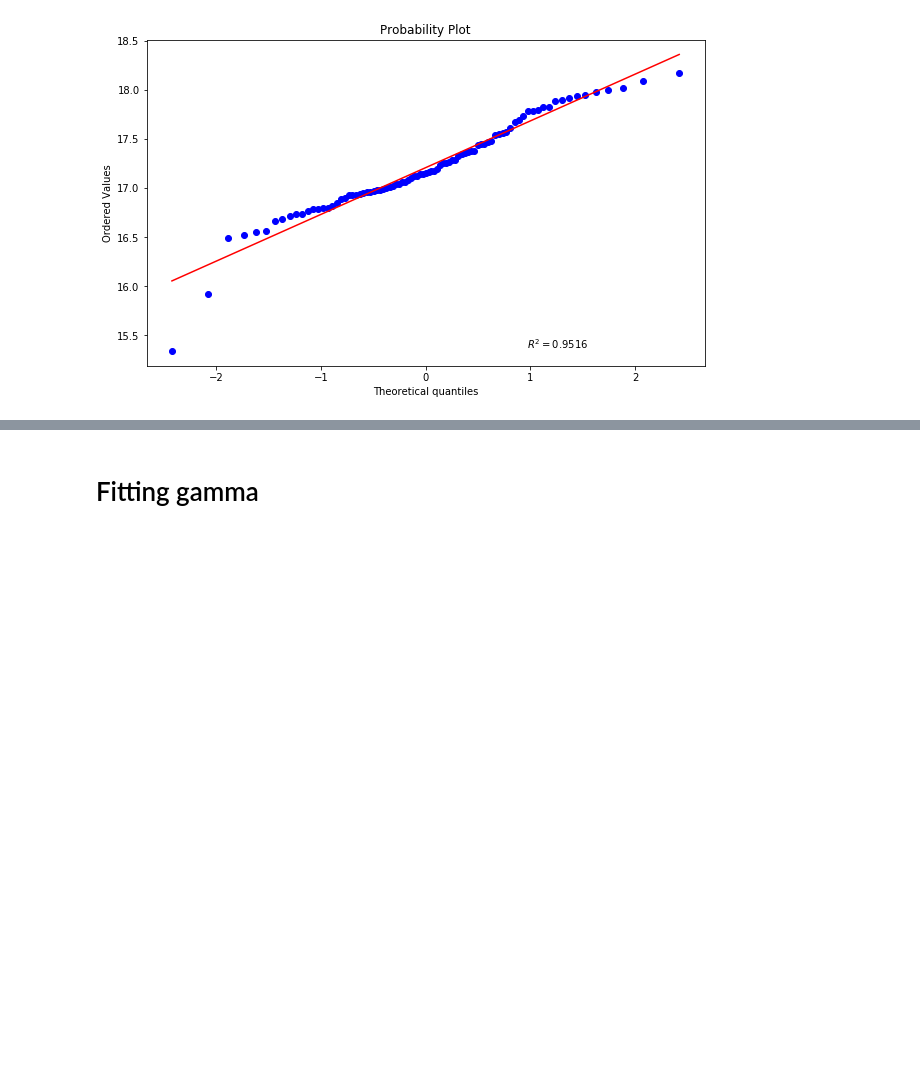
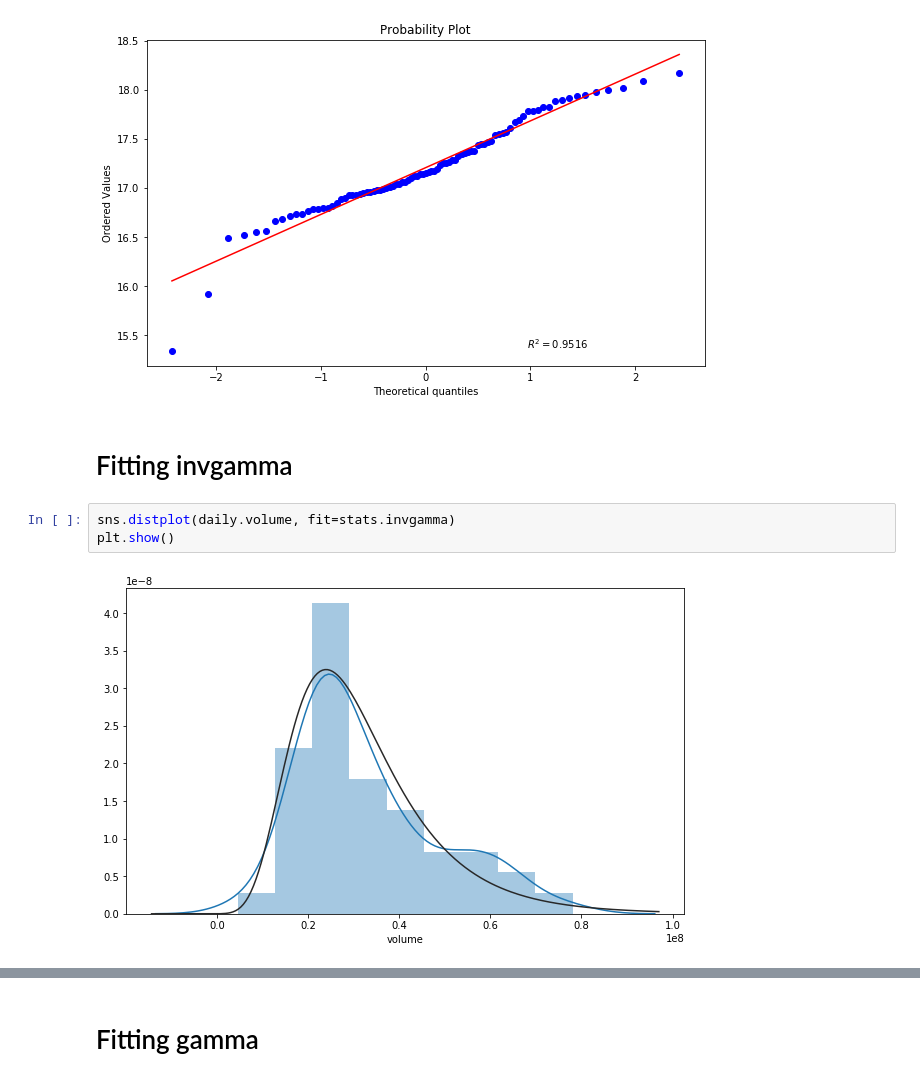
Before and after one commit to manirka/wqu-capstone-vol-prediction, a Jupyter notebook: predict research/Vol predict.ipynb, the cells around one changed output, grey strips where cells are left out. Cells and saved outputs as stored; diff of their text form; blank space fills up the shorter version.

```diff
--- a/predict research/Vol predict.ipynb
+++ b/predict research/Vol predict.ipynb
@@ -84,3 +91,10 @@ plt.show()
 _ = stats.probplot(np.log(daily.volume), dist=stats.norm,  plot=plt, rvalue=True)
 # %% [output]
 [figure]
+# %% [markdown]
+# Fitting invgamma
+# %%
+sns.distplot(daily.volume, fit=stats.invgamma)
+plt.show()
+# %% [output]
+[figure, added]
```
Also changed, not shown: parts of 20 cells of this notebook, 1 other file.
